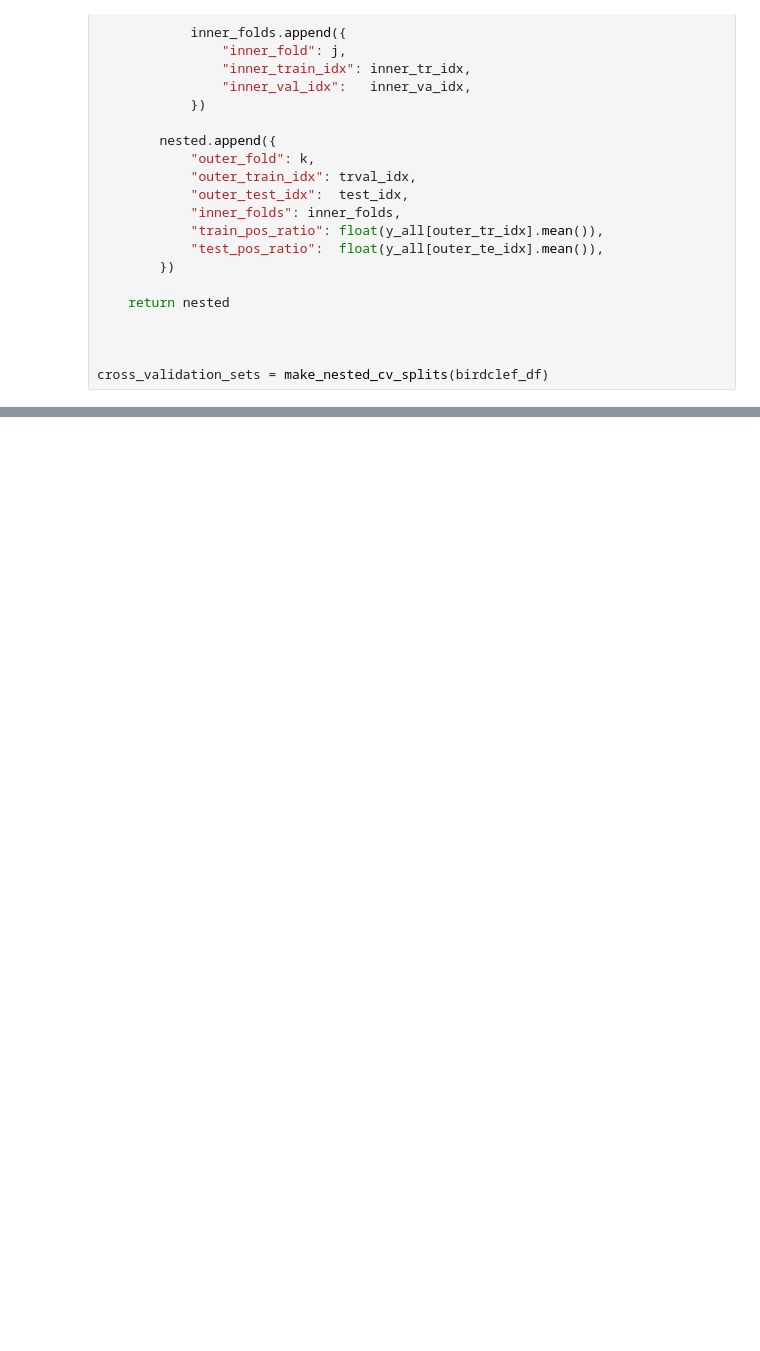
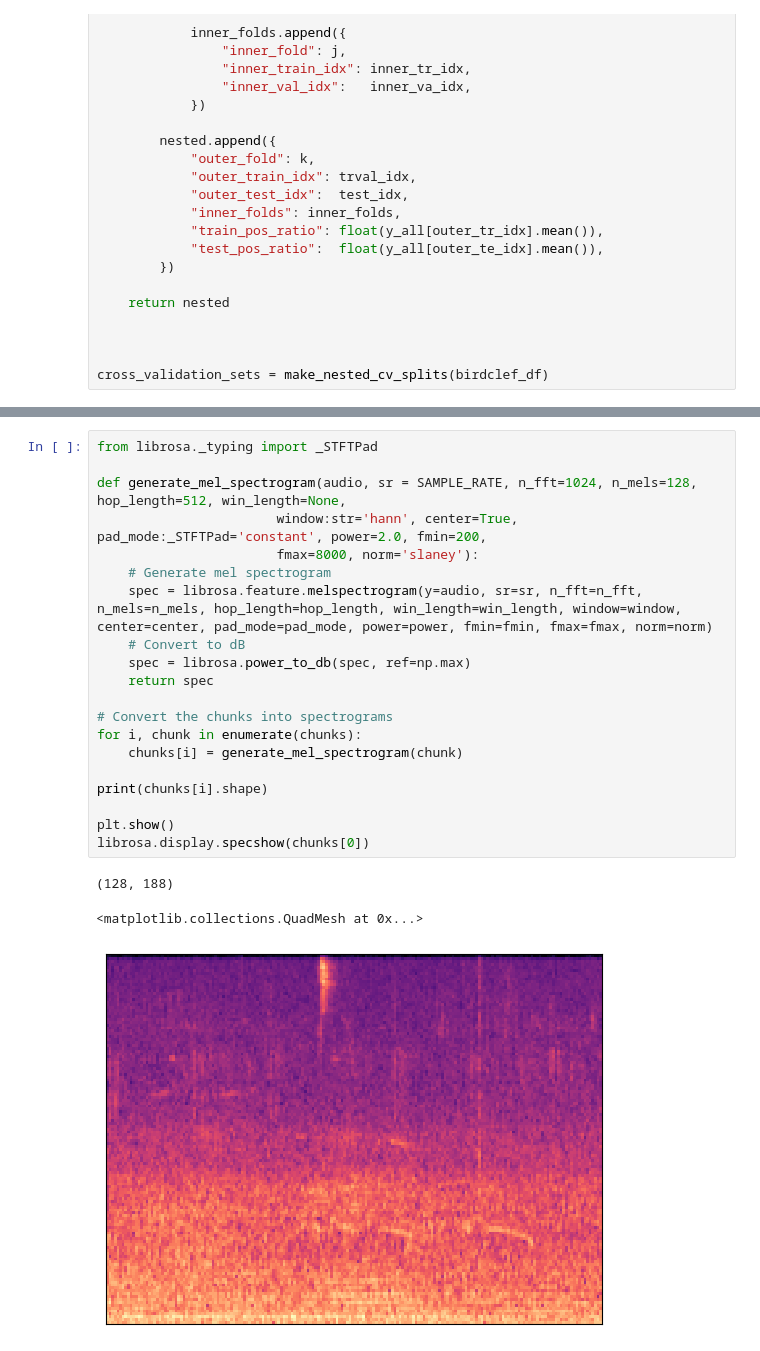
Before and after one commit to JsGraaf/AudioCatV2_ML_Framework, a Jupyter notebook: scripts/feature_generation_tf_v2.ipynb, the cells around one changed output, grey strips where cells are left out. Cells and saved outputs as stored; diff of their text form; blank space fills up the shorter version.

```diff
--- a/scripts/feature_generation_tf_v2.ipynb
+++ b/scripts/feature_generation_tf_v2.ipynb
@@ -602,0 +678,24 @@ AlreadyExistsError: Another profiler is running.
+# %%
+from librosa._typing import _STFTPad
+
+def generate_mel_spectrogram(audio, sr = SAMPLE_RATE, n_fft=1024, n_mels=128, hop_length=512, win_length=None,
+                       window:str='hann', center=True, pad_mode:_STFTPad='constant', power=2.0, fmin=200,
+                       fmax=8000, norm='slaney'):
+    # Generate mel spectrogram
+    spec = librosa.feature.melspectrogram(y=audio, sr=sr, n_fft=n_fft, n_mels=n_mels, hop_length=hop_length, win_length=win_length, window=window, center=center, pad_mode=pad_mode, power=power, fmin=fmin, fmax=fmax, norm=norm)
+    # Convert to dB
+    spec = librosa.power_to_db(spec, ref=np.max)
+    return spec
+
+# Convert the chunks into spectrograms
+for i, chunk in enumerate(chunks):
+    chunks[i] = generate_mel_spectrogram(chunk)
+
+print(chunks[i].shape)
+
+plt.show()
+librosa.display.specshow(chunks[0])
+# %% [output]
+(128, 188)
+<matplotlib.collections.QuadMesh at 0x...>
+[figure, added]
```
Also changed, not shown: parts of 9 cells of this notebook, 1 other file.
